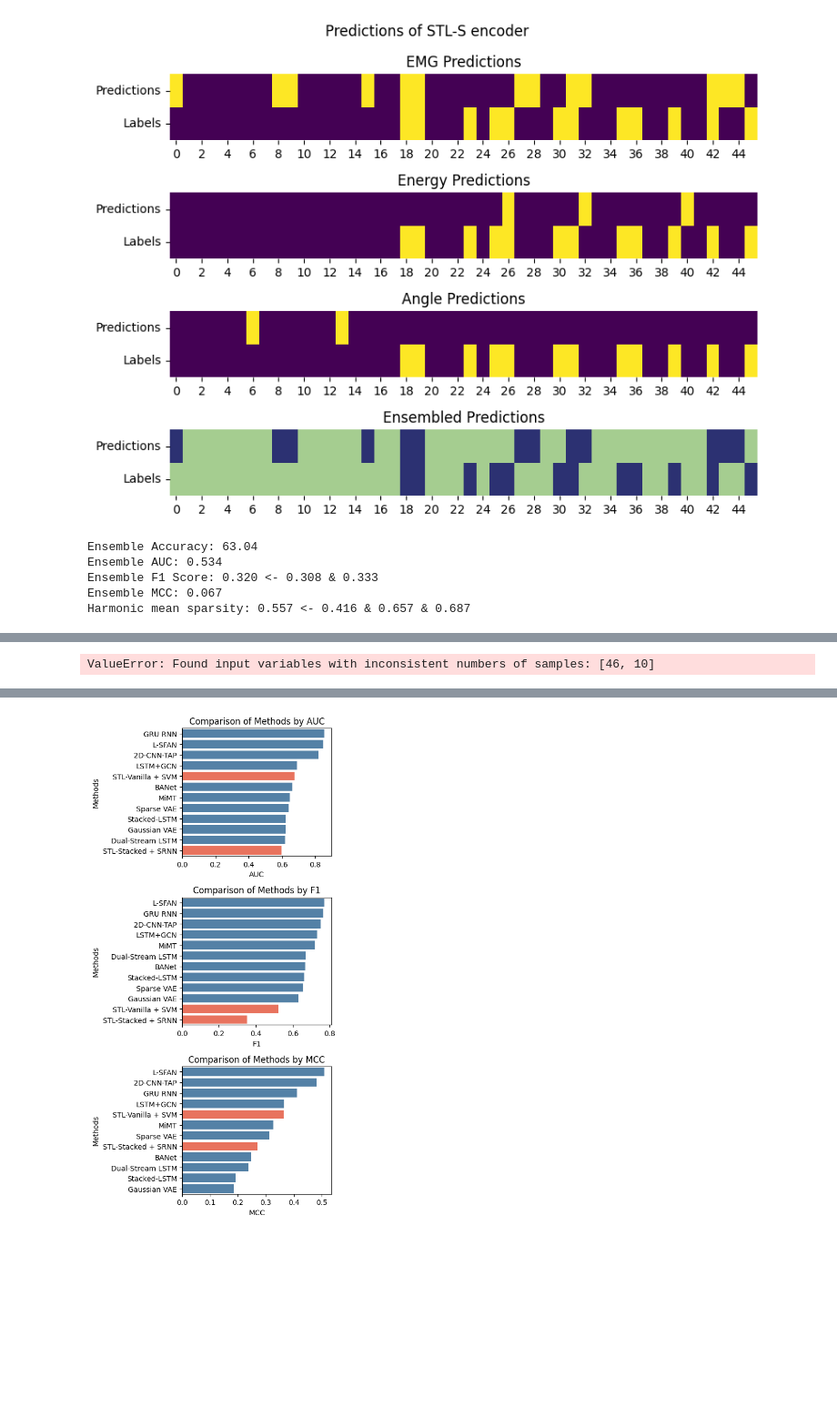
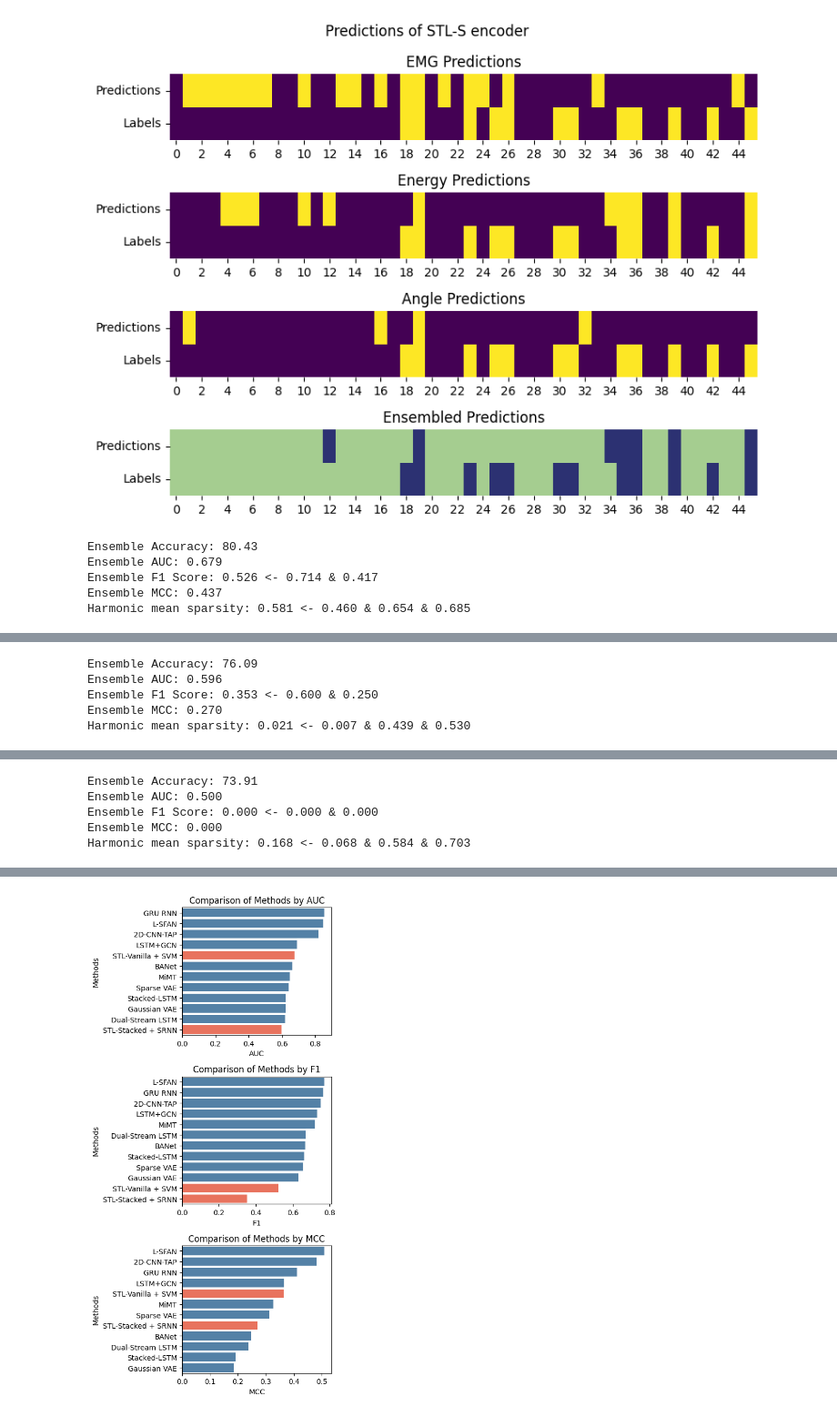
Before and after one commit to freek1/emopain-stl, a Jupyter notebook: analyze/results.ipynb, the cells around one changed output, grey strips where cells are left out. Shown at 91% size. Saved outputs shown, nothing was run; the diff lists cells and outputs as text; code cells hidden in the pictures; blank space fills up the shorter version.

```diff
--- a/analyze/results.ipynb
+++ b/analyze/results.ipynb
@@ -5,10 +5,10 @@ import matplotlib.pyplot as plt
 
 file = "emopain_"
 mehtod = "srnn"
-suffix = "_10sp_0.0dp" # "_old_bszs"
+suffix = "_weighted_sum" # "_old_bszs"
 file += mehtod + suffix
 data_types = ["emg", "energy", "angle"]
-encoders = ["STL-S", "STL-V"]#, "rate", "latency"]
+encoders = ["STL-S", "STL-V", "rate", "latency"]
 
 data = []
 filenames = []
@@ -25,9 +25,10 @@ for data_type in data_types:
             results.set_index('fold', inplace=True)
         except:
             print('.')
+
         results.index = results.index.astype(int)
         # deduplicate the fold index
-        results = results[~results.index.duplicated(keep='first')]
+        results = results[~results.index.duplicated(keep='last')]
         try:
             results['test_preds'] = results['test_preds'].apply(lambda x: int(x.strip('[]')))
             results['test_labels'] = results['test_labels'].apply(lambda x: int(x.strip('[]')))
@@ -109,8 +113,16 @@ nan
 # %%
 import seaborn as sns
-from sklearn.metrics import accuracy_score, roc_auc_score, auc, precision_recall_curve, f1_score, precision_score, recall_score, matthews_corrcoef
+import numpy as np
+import matplotlib.pyplot as plt
+from sklearn.metrics import accuracy_score, roc_auc_score, f1_score, precision_score, recall_score, matthews_corrcoef
+from sklearn.ensemble import StackingClassifier, RandomForestClassifier
+from sklearn.linear_model import LogisticRegression
 from scipy.stats import hmean
 
+# set seed
+np.random.seed(42)
+
+# Assuming encoders and results_dict are already defined
 ensemble = {}
 ensemble_preds_d = {encoder: [] for encoder in encoders}
 
@@ -121,32 +133,26 @@ for encoder in encoders:
     angle_preds = results_dict[f'{file}_angle_{encoder}']['preds'][0]
     labels = results_dict[f'{file}_emg_{encoder}']['labels'][0]  # Assuming labels are the same for all data types
 
-    # Calculate accuracy weights
-    emg_acc = results_dict[f'{file}_emg_{encoder}']['accuracies'][0]
-    energy_acc = results_dict[f'{file}_energy_{encoder}']['accuracies'][0]
-    angle_acc = results_dict[f'{file}_angle_{encoder}']['accuracies'][0]
+    # Stack predictions for meta-classifier
+    X_meta = np.vstack([emg_preds, energy_preds, angle_preds]).T
+    y_meta = labels
 
-    emg_f1 = f1_score(labels, emg_preds)
-    energy_f1 = f1_score(labels, energy_preds)
-    angle_f1 = f1_score(labels, angle_preds)
+    # Define base classifiers and meta-classifier
+    base_classifiers = [
+        ('emg', RandomForestClassifier()),
+        ('energy', RandomForestClassifier()),
+        ('angle', RandomForestClassifier())
+    ]
+    meta_classifier = RandomForestClassifier()
 
-    emg_mcc = matthews_corrcoef(labels, emg_preds)
-    energy_mcc = matthews_corrcoef(labels, energy_preds)
-    angle_mcc = matthews_corrcoef(labels, angle_preds)
+    # Create StackingClassifier
+    stacking_clf = StackingClassifier(estimators=base_classifiers, final_estimator=meta_classifier)
 
-    # if mehtod == "svm":
-    weights = [emg_f1, energy_f1, angle_f1]
-    # if mehtod == "srnn":
-    #     weights = [emg_acc, energy_acc, angle_acc]
+    # Fit and predict
+    stacking_clf.fit(X_meta, y_meta)
+    ensemble_preds = stacking_clf.predict(X_meta)
 
-    # Perform accuracy-weighted majority voting
-    ensemble_preds = np.round(
-        (emg_preds * weights[0] + energy_preds * weights[1] + angle_preds * weights[2]) / sum(weights)
-    ).astype(int)
-# Perform non-weighted majority voting
-# ensemble_preds = np.round((emg_preds + energy_preds + angle_preds) / 3).astype(int)
-
-    fig, axs = plt.subplots(4, 1, figsize=(8,6))
+    fig, axs = plt.subplots(4, 1, figsize=(8, 6))
 
     sns.heatmap(np.vstack([emg_preds, labels]), ax=axs[0], cbar=False, cmap='viridis')
     axs[0].set_title('EMG Predictions')
@@ -174,38 +180,36 @@ for encoder in encoders:
 
     # Calculate the harmonic mean sparsity
     sparsities = [
         results_dict[f'{file}_emg_{encoder}']['sparsities'][0],
         results_dict[f'{file}_energy_{encoder}']['sparsities'][0],
         results_dict[f'{file}_angle_{encoder}']['sparsities'][0]
     ]
 
     harmonic_mean_sparsity = hmean(sparsities)
 
     # Calculate and print ensemble performance metrics
     ensemble_accuracy = accuracy_score(labels, ensemble_preds)
-    # pr_curve = precision_recall_curve(labels, ensemble_preds)
-    # ensemble_auc = auc(pr_curve[1], pr_curve[0])
     ensemble_auc = roc_auc_score(labels, ensemble_preds)
     ensemble_f1 = f1_score(labels, ensemble_preds)
     ensemble_prec = precision_score(labels, ensemble_preds)
     ensemble_rec = recall_score(labels, ensemble_preds)
     ensemble_mcc = matthews_corrcoef(labels, ensemble_preds)
 
     print(f'Ensemble Accuracy: {ensemble_accuracy*100:.2f}')
     print(f'Ensemble AUC: {ensemble_auc:.3f}')
     print(f'Ensemble F1 Score: {ensemble_f1:.3f} <- {ensemble_prec:.3f} & {ensemble_rec:.3f}')
     print(f'Ensemble MCC: {ensemble_mcc:.3f}')
     print(f'Harmonic mean sparsity: {harmonic_mean_sparsity:.3f} <- {" & ".join([f"{s:.3f}" for s in sparsities])}')
 
     ensemble[encoder] = [ensemble_accuracy, ensemble_auc, ensemble_f1, ensemble_mcc, harmonic_mean_sparsity]
 
     encoder_preds = ensemble_preds.tolist()  # Convert for clarity (optional)
     ensemble_preds_d[encoder].append(encoder_preds)  # Append current predictions list
     ensemble_preds_d["labels"] = labels.tolist()  # Add labels to the dictionary
 # %% [output]
-[figure, old version]
+[figure, new version]
-Ensemble Accuracy: 63.04
-Ensemble AUC: 0.534
-Ensemble F1 Score: 0.320 <- 0.308 & 0.333
-Ensemble MCC: 0.067
-Harmonic mean sparsity: 0.557 <- 0.416 & 0.657 & 0.687
+Ensemble Accuracy: 80.43
+Ensemble AUC: 0.679
+Ensemble F1 Score: 0.526 <- 0.714 & 0.417
+Ensemble MCC: 0.437
+Harmonic mean sparsity: 0.581 <- 0.460 & 0.654 & 0.685
@@ -212 +217,5 @@ Harmonic mean sparsity: 0.557 <- 0.416 & 0.657 & 0.687
-ValueError: Found input variables with inconsistent numbers of samples: [46, 10]
+Ensemble Accuracy: 76.09
+Ensemble AUC: 0.596
+Ensemble F1 Score: 0.353 <- 0.600 & 0.250
+Ensemble MCC: 0.270
+Harmonic mean sparsity: 0.021 <- 0.007 & 0.439 & 0.530
@@ -212,0 +223,5 @@ ValueError: Found input variables with inconsistent numbers of samples: [46, 10]
+Ensemble Accuracy: 73.91
+Ensemble AUC: 0.500
+Ensemble F1 Score: 0.000 <- 0.000 & 0.000
+Ensemble MCC: 0.000
+Harmonic mean sparsity: 0.168 <- 0.068 & 0.584 & 0.703
```
Also changed, not shown: parts of 5 cells of this notebook, 1 other file.
